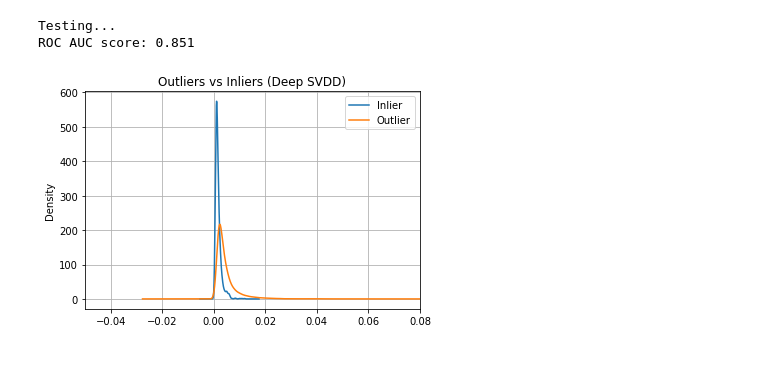
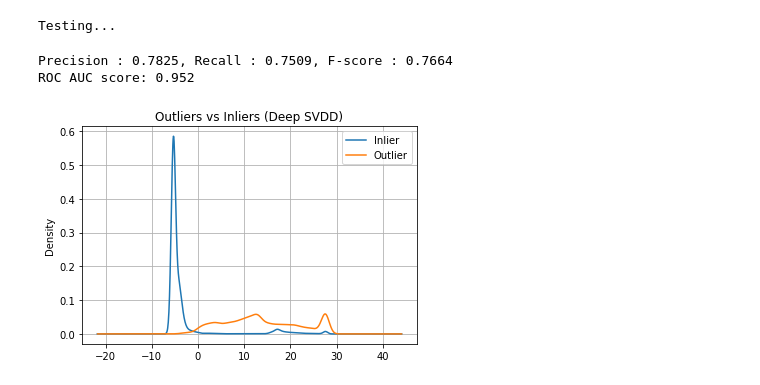
Before and after one commit to mperezcarrasco/PyTorch-DAGMM, a Jupyter notebook: DAGMM.ipynb, the cells around one changed output. Cells and saved outputs as stored; diff of their text form; code cells hidden in the pictures.

```diff
--- a/DAGMM.ipynb
+++ b/DAGMM.ipynb
@@ -7,26 +8,20 @@ from preprocess import get_mnist
 # %%
 class Args:
-
-    num_epochs=150
-    num_epochs_ae=150
+    num_epochs=200
     patience=50
     lr=1e-4
-    weight_decay=0.5e-6
-    weight_decay_ae=0.5e-3
-    lr_ae=1e-4
     lr_milestones=[50]
-    batch_size=200
-    pretrain=True
-    latent_dim=True
-    normal_class=3
+    batch_size=1024
+    latent_dim=1
+    n_gmm=4
+    lambda_energy=0.1
+    lambda_cov=0.005
 
 
 args = Args()
 device = torch.device('cuda' if torch.cuda.is_available() else 'cpu')
-data = get_mnist(args)
+data = get_KDDCup99(args)
 
-deep_SVDD = TrainerDeepSVDD(args, data, device)
-
-if args.pretrain:
-    deep_SVDD.pretrain()
+dagmm = TrainerDAGMM(args, data, device)
+dagmm.train()
 # %% [output]
@@ -70,28 +46,29 @@ Training Deep SVDD... Epoch: 149, Loss: 0.002
 # %%
 from test import eval
 
-labels, scores = eval(deep_SVDD.net, deep_SVDD.c, data[1], device)
+labels, scores = eval(dagmm.model, data, device, args.n_gmm)
 # %% [output]
 Testing...
-ROC AUC score: 0.851
+Precision : 0.7825, Recall : 0.7509, F-score : 0.7664
+ROC AUC score: 0.952
 # %%
 import matplotlib.pyplot as plt
 import pandas as pd
 
 scores_in = scores[np.where(labels==0)[0]]
 scores_out = scores[np.where(labels==1)[0]]
 
 
 in_ = pd.DataFrame(scores_in, columns=['Inlier'])
 out_ = pd.DataFrame(scores_out, columns=['Outlier'])
 
 
 fig, ax = plt.subplots()
 in_.plot.kde(ax=ax, legend=True, title='Outliers vs Inliers (Deep SVDD)')
 out_.plot.kde(ax=ax, legend=True)
-plt.xlim(-0.05, 0.08)
+#plt.xlim(-0.05, 0.08)
 ax.grid(axis='x')
 ax.grid(axis='y')
 plt.show()
 # %% [output]
-[figure, old version]
+[figure, new version]
```
Also changed, not shown: parts of 3 cells of this notebook, 7 other files.
